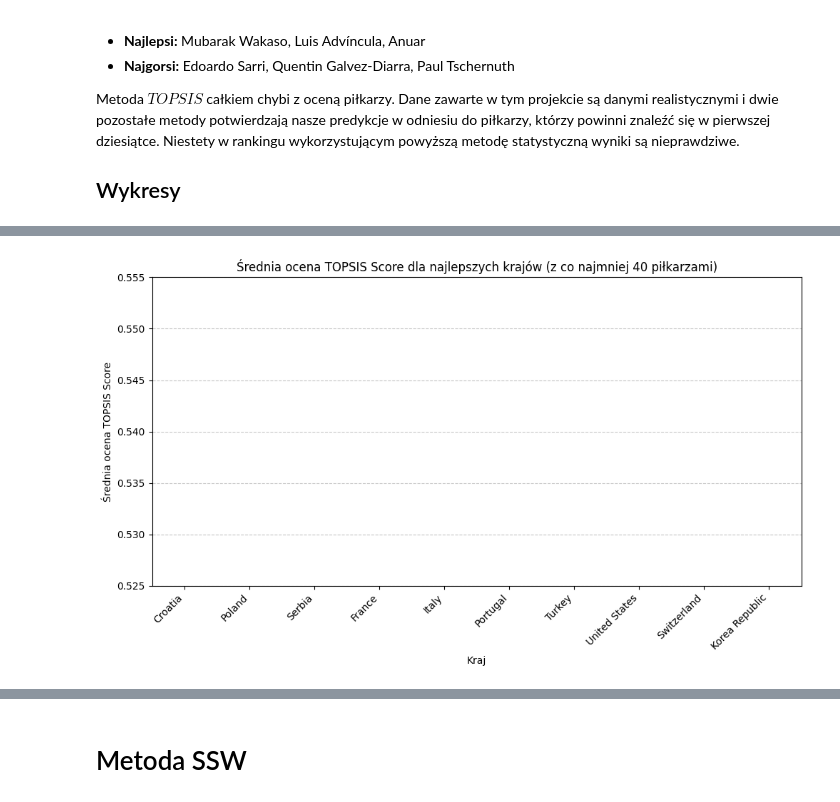
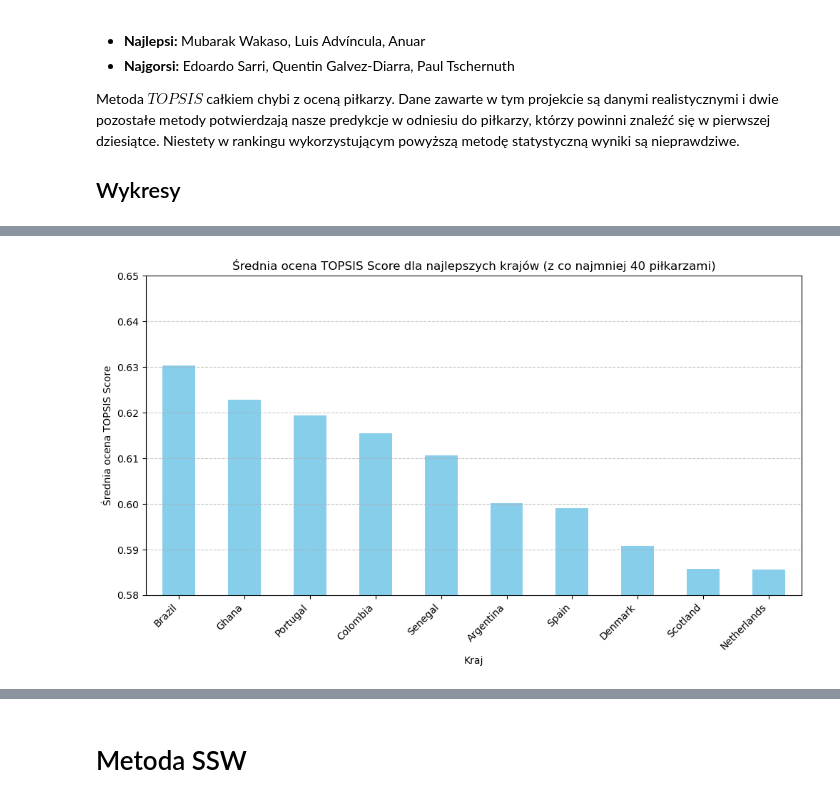
Before and after one commit to izabelakolodziejska/Fifa_players_analysis, a Jupyter notebook: fifa_analysys.ipynb, the cells around one changed output, grey strips where cells are left out. Cells and saved outputs as stored; diff of their text form; code cells hidden in the pictures.

Commit message:
Fixing TOPSIS method and delete both posortowane...xlsx

```diff
--- a/fifa_analysys.ipynb
+++ b/fifa_analysys.ipynb
@@ -221,16 +243,17 @@ preferences = {
     'balance': 5,
     'sprint_speed': 4,
     'agility': 5,
-    'ball_uncontrol': -2,
-    'instability': -5,
-    'age_destimulant': -2
+    'ball_uncontrol': 5,
+    'instability': 2,
+    'age_destimulant': 2,
 }
 
 total_preference = sum(preferences.values())
 normalized_preferences = {feature: weight/total_preference for feature, weight in preferences.items()}
 
-weights = np.array(list(normalized_preferences.values()))
+#weights = np.array(list(normalized_preferences.values()))
+normalised_weights = pd.DataFrame(normalized_preferences, index=[0])
 
-print("Wagi:")
-print(weights)
+print("Znormalizowane wagi:")
+print(normalised_weights)
 # %% [output]
@@ -242,6 +273,8 @@ https://www.geeksforgeeks.org/topsis-method-for-multiple-criteria-decision-makin
 # %%
-#weights = [5, 5, 2, 5, 4, 4, 5, 2, 5, -2, -5, -2]
-weighed_data = scaled_numeric_data * np.array(weights)
+df_result = topsis_normalised_matrix.mul(normalised_weights['dribbling'][0], axis=0)
 
-weighed_data
+for column in topsis_normalised_matrix.columns:
+    df_result[column] = topsis_normalised_matrix[column] * normalised_weights[column][0]
+
+print(df_result.head(4))
 # %% [output]
@@ -265,8 +302,15 @@ $$ A^+ = (v_1^+,v_2^+,\ldots,v_n^+) = \{(\max_i v_{ij}~|~j\in B)\}, \{(\min_i v_
 A^- = (v_1^-,v_2^-,\ldots,v_n^-) = \{(\min_i v_{ij}~|~j\in B)\}, \{(\max_i v_{ij}~|~j\in C)\}
 $$
 # %%
-ideal_solution = np.max(weighed_data, axis=0)
-non_ideal_solution = np.min(weighed_data, axis=0)
+ideal_solution = np.max(df_result, axis=0)
+ideal_solution['ball_uncontrol'] = np.min(df_result['ball_uncontrol'])
+ideal_solution['instability'] = np.min(df_result['instability'])
+ideal_solution['age_destimulant'] = np.min(df_result['age_destimulant'])
+
+non_ideal_solution = np.min(df_result, axis=0)
+non_ideal_solution['ball_uncontrol'] = np.max(df_result['ball_uncontrol'])
+non_ideal_solution['instability'] = np.max(df_result['instability'])
+non_ideal_solution['age_destimulant'] = np.max(df_result['age_destimulant'])
 # %% [markdown]
 Obliczamy odległości od idealnego oraz nieidealnego rozwiązania
 # %% [markdown]
@@ -276,8 +320,8 @@ d_i^+ = \sqrt{\sum_{j=1}^n (v_{ij} - v_j^+)^2} $$oraz antyidealnego $A^-$  $$
 d_i^- = \sqrt{\sum_{j=1}^n (v_{ij} - v_j^-)^2}
 $$
 # %%
-distance_to_ideal = np.sqrt(np.sum((weighed_data - ideal_solution) ** 2, axis=1))
-distance_to_non_ideal = np.sqrt(np.sum((weighed_data - non_ideal_solution) ** 2, axis=1))
+distance_to_ideal = np.sqrt(np.sum((df_result - ideal_solution) ** 2, axis=1))
+distance_to_non_ideal = np.sqrt(np.sum((df_result - non_ideal_solution) ** 2, axis=1))
 # %% [markdown]
 Obliczenie wyniku TOPSIS
 # %% [markdown]
@@ -340,28 +383,28 @@ plt.show()
 # %%
 players_count_by_country = sorted_data['country'].value_counts()
 
 top_countries = players_count_by_country[players_count_by_country >= 40].index
 
 average_scores_by_country = sorted_data[sorted_data['country'].isin(top_countries)].groupby('country')['TOPSIS Score'].mean()
 
 top_countries = average_scores_by_country.nlargest(10).index
 
 top_countries_data = sorted_data[sorted_data['country'].isin(top_countries)]
 
 plt.figure(figsize=(10, 6))
 bar_plot = average_scores_by_country[top_countries].plot(kind='bar', color='skyblue')
 plt.xlabel('Kraj')
 plt.ylabel('Średnia ocena TOPSIS Score')
 plt.title('Średnia ocena TOPSIS Score dla najlepszych krajów (z co najmniej 40 piłkarzami)')
 plt.xticks(rotation=45, ha='right')
 plt.grid(axis='y', linestyle='--', alpha=0.7)
 plt.tight_layout()
 
-bar_plot.set_ylim(0.525, 0.555)
+bar_plot.set_ylim(0.58, 0.65)
 
 plt.show()
 # %% [output]
-[figure, old version]
+[figure, new version]
 # %%
 average_scores_by_age = sorted_data.groupby('age')['TOPSIS Score'].mean()
 
```
Also changed, not shown: parts of 15 cells of this notebook, 2 other files.
